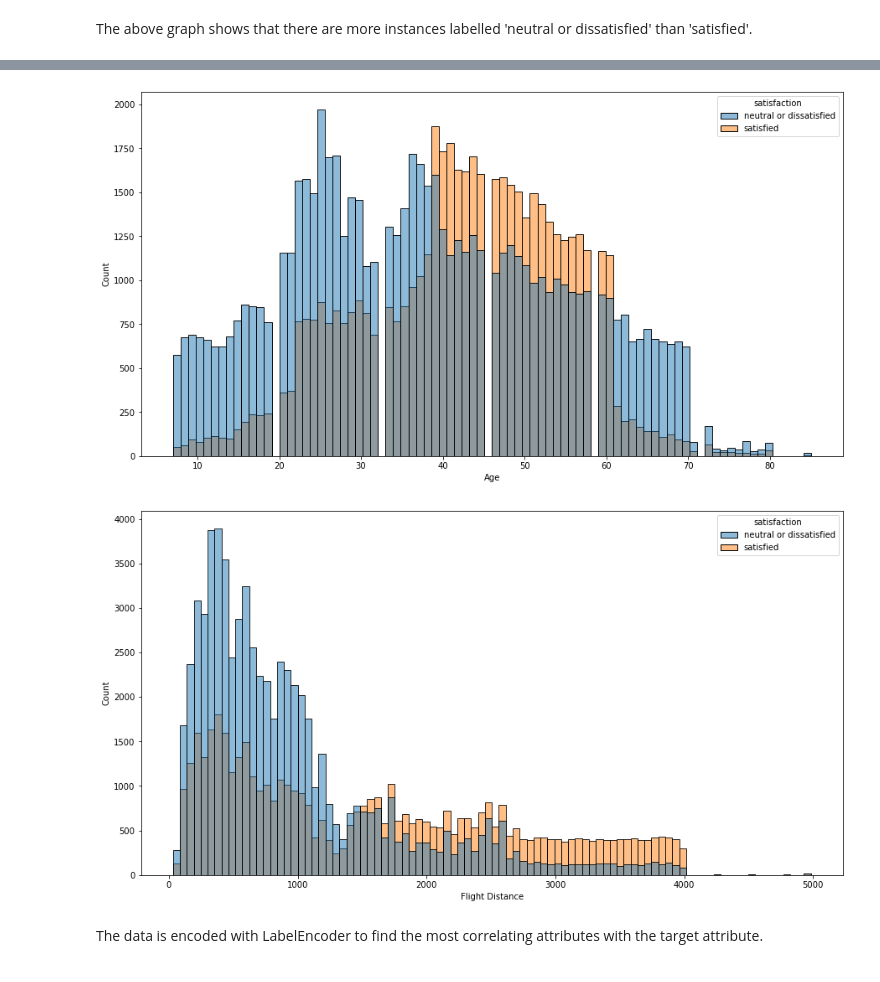
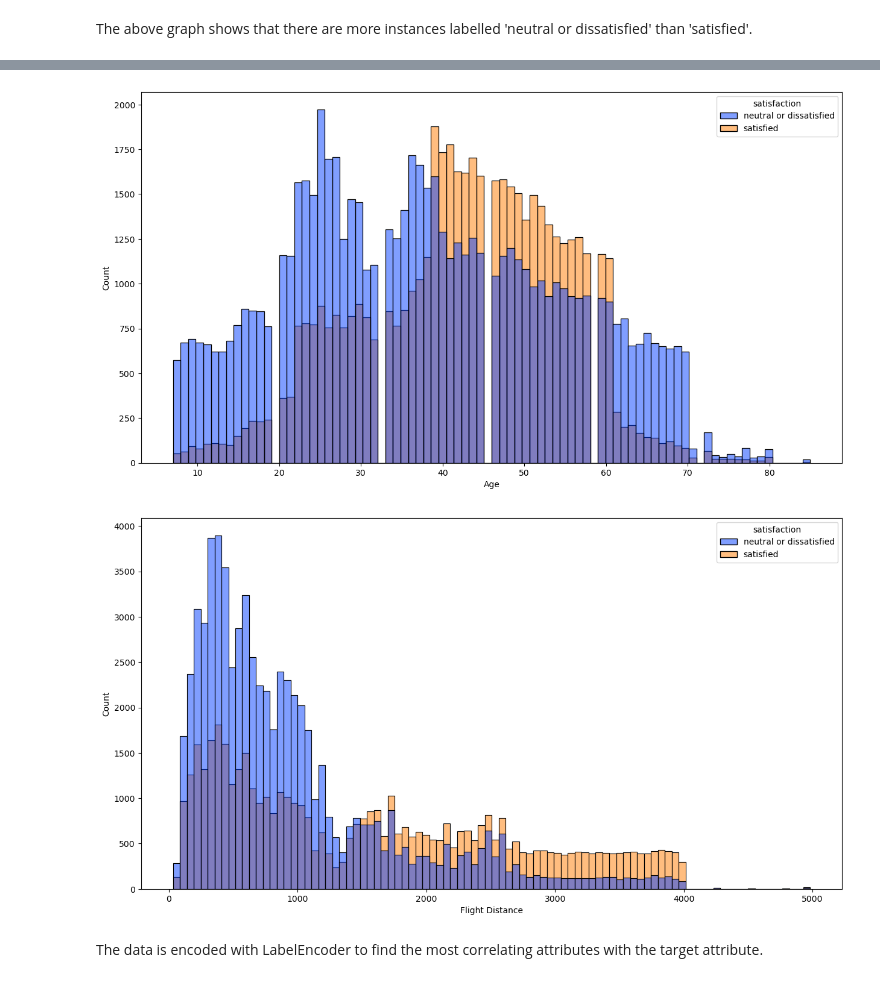
Before and after one commit to jishnu3000/airline-satisfaction, a Jupyter notebook: airline-satisfaction.ipynb, the cells around one changed output, grey strips where cells are left out. Cells and saved outputs as stored; diff of their text form; code cells hidden in the pictures.

```diff
--- a/airline-satisfaction.ipynb
+++ b/airline-satisfaction.ipynb
@@ -437,6 +446,7 @@ df1.dropna(axis=0, inplace=True)
 df1['Departure Delay in Minutes'] = df1['Departure Delay in Minutes'].astype('float')
 # %%
-indexZeroes = df1[(df1['Inflight wifi service']==0)|
+# get the rows with 0 rating (rating not indicated)
+zeroRatingIndex = df1[(df1['Inflight wifi service']==0)|
                      (df1['Departure/Arrival time convenient']==0)|
                      (df1['Ease of Online booking']==0)|
                      (df1['Gate location']==0)|
@@ -451,5 +461,5 @@ indexZeroes = df1[(df1['Inflight wifi service']==0)|
                      (df1['Inflight service']==0)|
                      (df1['Cleanliness']==0)].index
 # %%
-df1.drop(indexZeroes, inplace=True)
+df1.drop(zeroRatingIndex, inplace=True)
 # %%
@@ -549,6 +563,6 @@ The above graph shows that there are more instances labelled 'neutral or dissati
 cat_cols = ['Gender', 'Customer Type', 'Type of Travel', 'Class']
 for i in cat_cols:
     plt.figure(figsize=(15,8))
-    sns.countplot(data=df1, x=i, hue='satisfaction')
+    sns.countplot(data=df1, x=i, hue='satisfaction', palette='bright')
     plt.show()
 # %% [output]
@@ -559,12 +580,12 @@ for i in cat_cols:
 # %%
 num_cols = ['Age', 'Flight Distance']
 for i in num_cols:
     plt.figure(figsize=(15,8))
-    sns.histplot(data=df1, x=i, hue='satisfaction')
+    sns.histplot(data=df1, x=i, hue='satisfaction', palette='bright')
     plt.show()
 # %% [output]
-[figure, old version]
+[figure, new version]
-[figure, old version]
+[figure, new version]
 # %% [markdown]
 The data is encoded with LabelEncoder to find the most correlating attributes with the target attribute.
 # %%
```
Also changed, not shown: parts of 29 cells of this notebook.
